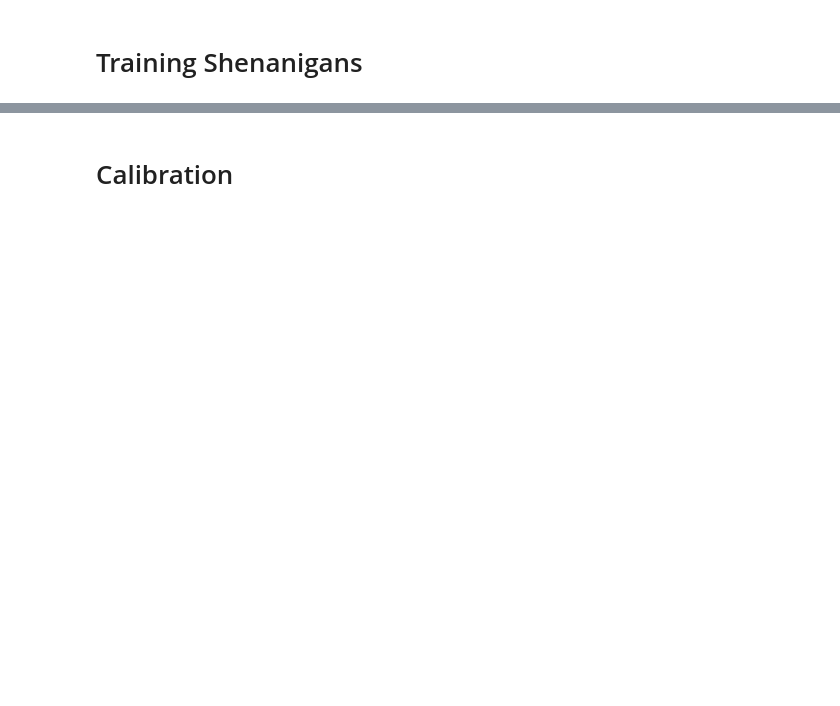
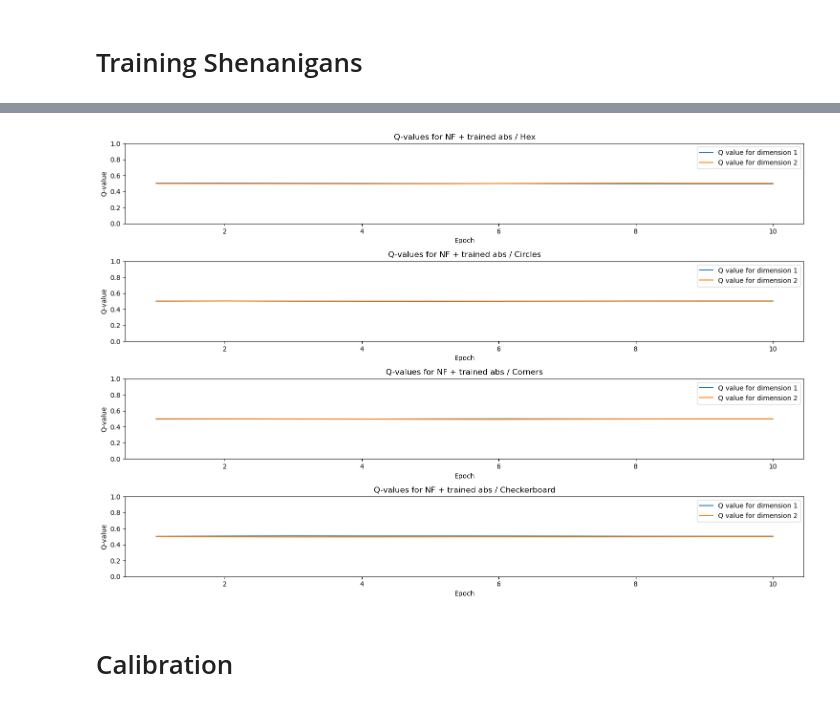
Before and after one commit to xiaoxiae/SurVAE-replication, a Jupyter notebook: main.ipynb, the cells around one changed output, grey strips where cells are left out. Cells and saved outputs as stored; diff of their text form; code cells hidden in the pictures; blank space fills up the shorter version.

```diff
--- a/main.ipynb
+++ b/main.ipynb
@@ -119,26 +132,29 @@ plt.show()
 # %%
-# TODO: go through the models and plot the values
 fig, axs = plt.subplots(len(dataset_names), 1, figsize=(15, 10))
 
 for i, dataset_name in enumerate(dataset_names):
     # We're interested in the last model - that is the one that changes the q
     model, states = models[i, len(model_names) - 1]
 
-    qs = []
+    q1 = []
+    q2 = []
     for epoch, (state_dict, _, _) in states.items():
         model.load_state_dict(state_dict)
-        qs.append(model.layers[0].q.item())
+        q1.append(model.layers[0].q[0].item())
+        q2.append(model.layers[0].q[1].item())
 
-    epochs = range(1, len(qs) + 1)
-
-    axs[i].plot(epochs, qs)
+    axs[i].plot(epochs, q1, label="Q value for dimension 1")
+    axs[i].plot(epochs, q2, label="Q value for dimension 2")
     axs[i].set_title(f'Q-values for {model_names[-1]} / {dataset_name}')
     axs[i].set_xlabel('Epoch')
     axs[i].set_ylabel('Q-value')
     axs[i].set_ylim([0, 1])
+    axs[i].legend()
 
 # Adjust layout
 plt.tight_layout()
 plt.show()
+# %% [output]
+[figure, added]
 # %% [markdown]
 # Calibration
```
Also changed, not shown: parts of 13 cells of this notebook, 4 other files.
